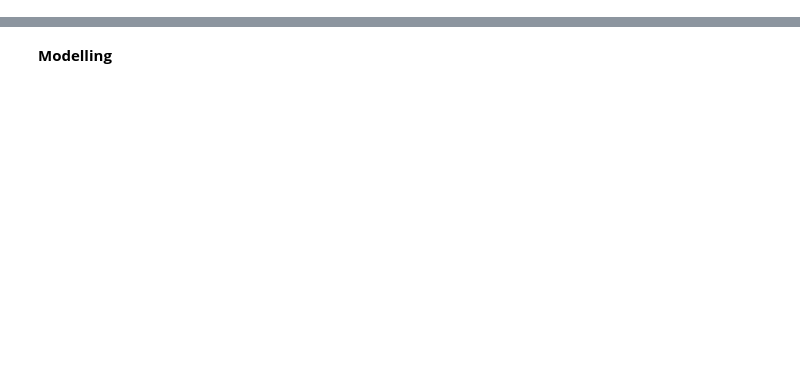
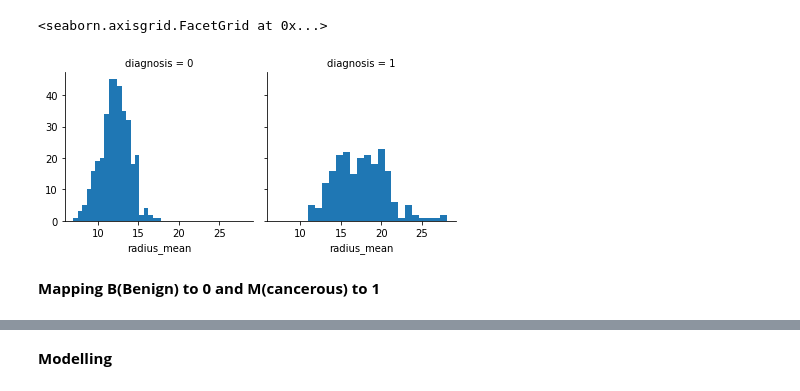
Before and after one commit to priya-nath/Breast_Cancer_Prediction_Using_ML_Classification, a Jupyter notebook: Breast_Cancer_Prediction_using_Machine_Learning.ipynb, the cells around one changed output, grey strips where cells are left out. Drawn from its saved outputs; the diff is of its cells as text; code cells hidden in the pictures; blank space fills up the shorter version.

```diff
--- a/Breast_Cancer_Prediction_using_Machine_Learning.ipynb
+++ b/Breast_Cancer_Prediction_using_Machine_Learning.ipynb
@@ -150,0 +172,9 @@ plt.show();
+# %%
+# Histogram betweeen radius_mean and diagnosis
+g=sns.FacetGrid(df, col = 'diagnosis')
+g.map(plt.hist,'radius_mean', bins = 20)
+# %% [output]
+<seaborn.axisgrid.FacetGrid at 0x...>
+[figure, added]
+# %% [markdown]
+**Mapping B(Benign) to 0 and M(cancerous) to 1**
```
Also changed, not shown: parts of 95 cells of this notebook.
